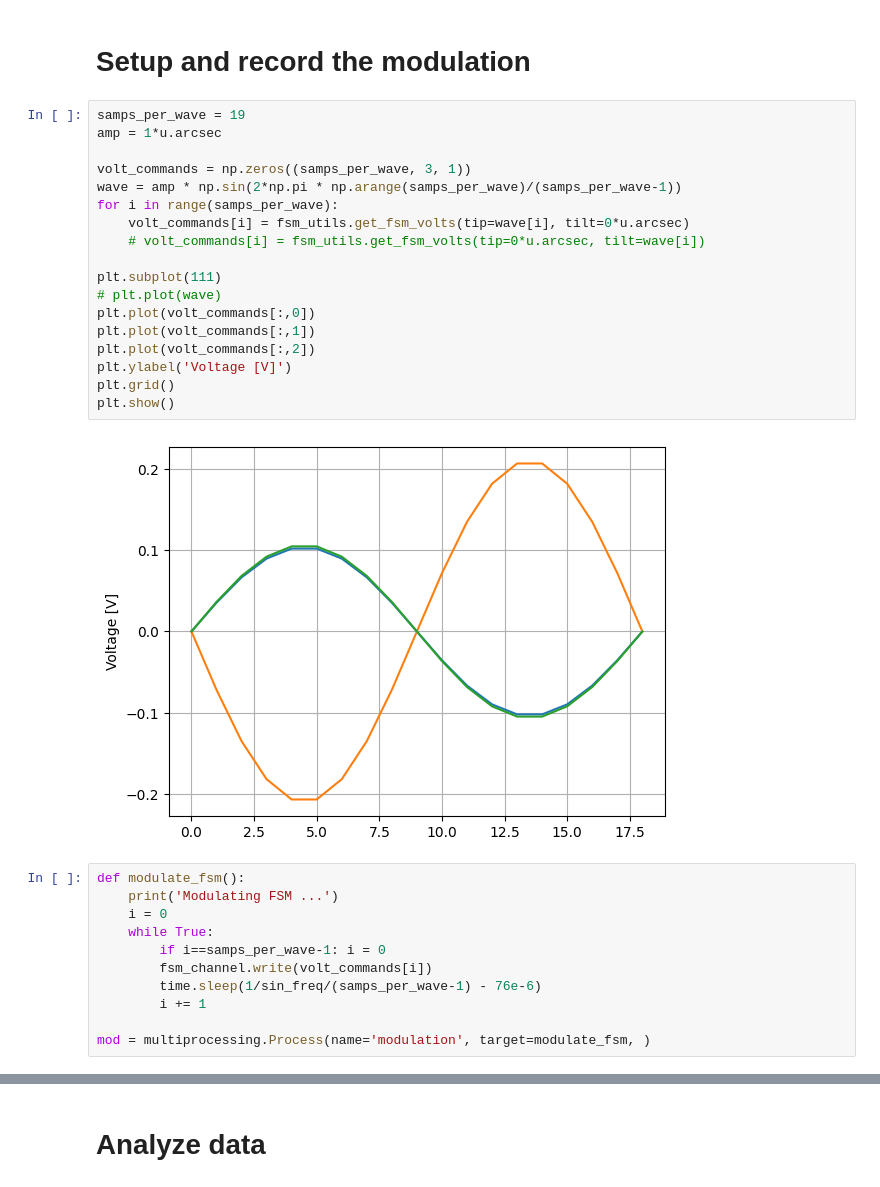
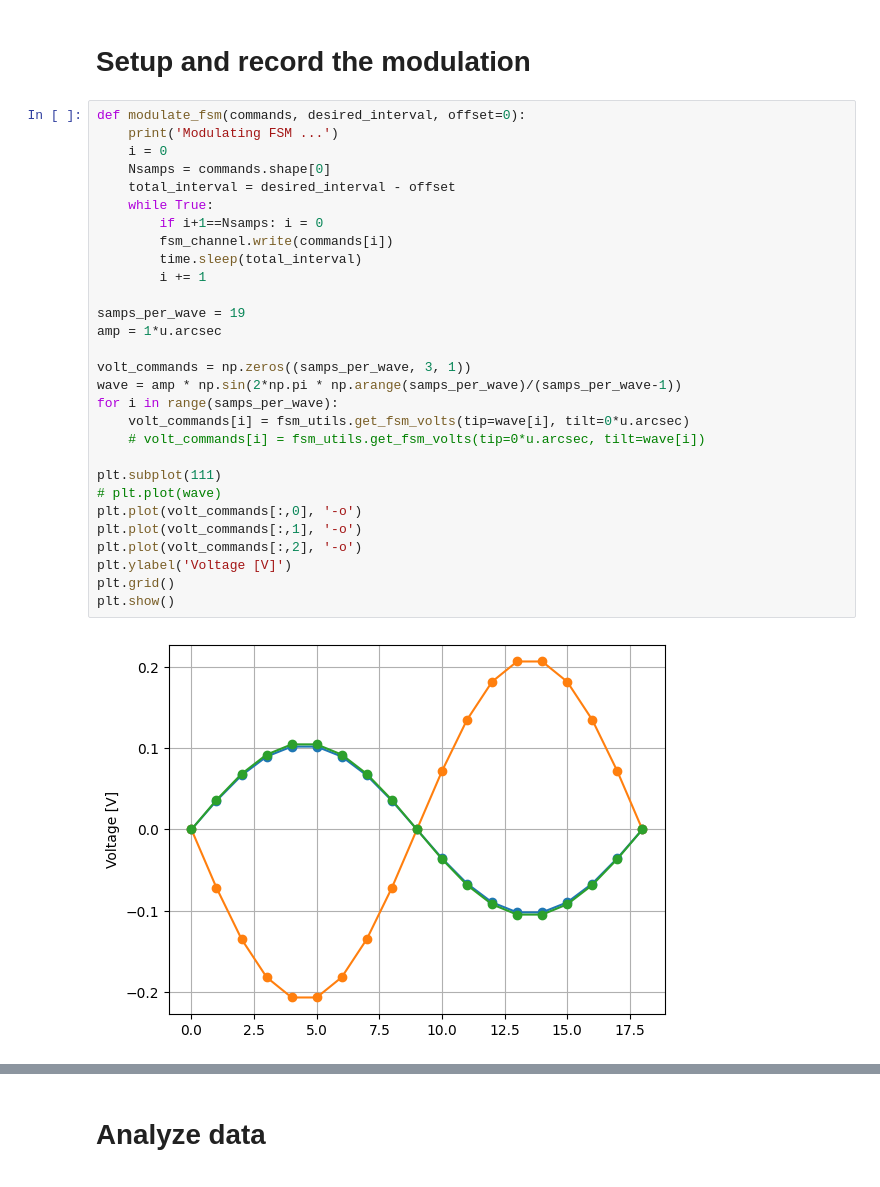
Before and after one commit to nick-lambert/fsm-exps, a Jupyter notebook: test_sin_wave_tilt.ipynb, the cells around one changed output, grey strips where cells are left out. Saved outputs shown, nothing was run; the diff lists cells and outputs as text.

```diff
--- a/test_sin_wave_tilt.ipynb
+++ b/test_sin_wave_tilt.ipynb
@@ -81,34 +82,34 @@ fsm_channel.write(zero)
 # %% [markdown]
 # Setup and record the modulation
 # %%
+def modulate_fsm(commands, desired_interval, offset=0):
+    print('Modulating FSM ...')
+    i = 0
+    Nsamps = commands.shape[0]
+    total_interval = desired_interval - offset
+    while True:
+        if i+1==Nsamps: i = 0
+        fsm_channel.write(commands[i])
+        time.sleep(total_interval)
+        i += 1
+
 samps_per_wave = 19
 amp = 1*u.arcsec
 
 volt_commands = np.zeros((samps_per_wave, 3, 1))
 wave = amp * np.sin(2*np.pi * np.arange(samps_per_wave)/(samps_per_wave-1))
 for i in range(samps_per_wave):
     volt_commands[i] = fsm_utils.get_fsm_volts(tip=wave[i], tilt=0*u.arcsec)
     # volt_commands[i] = fsm_utils.get_fsm_volts(tip=0*u.arcsec, tilt=wave[i])
 
 plt.subplot(111)
 # plt.plot(wave)
-plt.plot(volt_commands[:,0])
-plt.plot(volt_commands[:,1])
-plt.plot(volt_commands[:,2])
+plt.plot(volt_commands[:,0], '-o')
+plt.plot(volt_commands[:,1], '-o')
+plt.plot(volt_commands[:,2], '-o')
 plt.ylabel('Voltage [V]')
 plt.grid()
 plt.show()
 # %% [output]
-[figure, old version]
+[figure, new version]
-# %%
-def modulate_fsm():
-    print('Modulating FSM ...')
-    i = 0
-    while True:
-        if i==samps_per_wave-1: i = 0
-        fsm_channel.write(volt_commands[i])
-        time.sleep(1/sin_freq/(samps_per_wave-1) - 76e-6)
-        i += 1
-
-mod = multiprocessing.Process(name='modulation', target=modulate_fsm, )
 # %%
```
Also changed, not shown: parts of 15 cells of this notebook, 3 other files.
